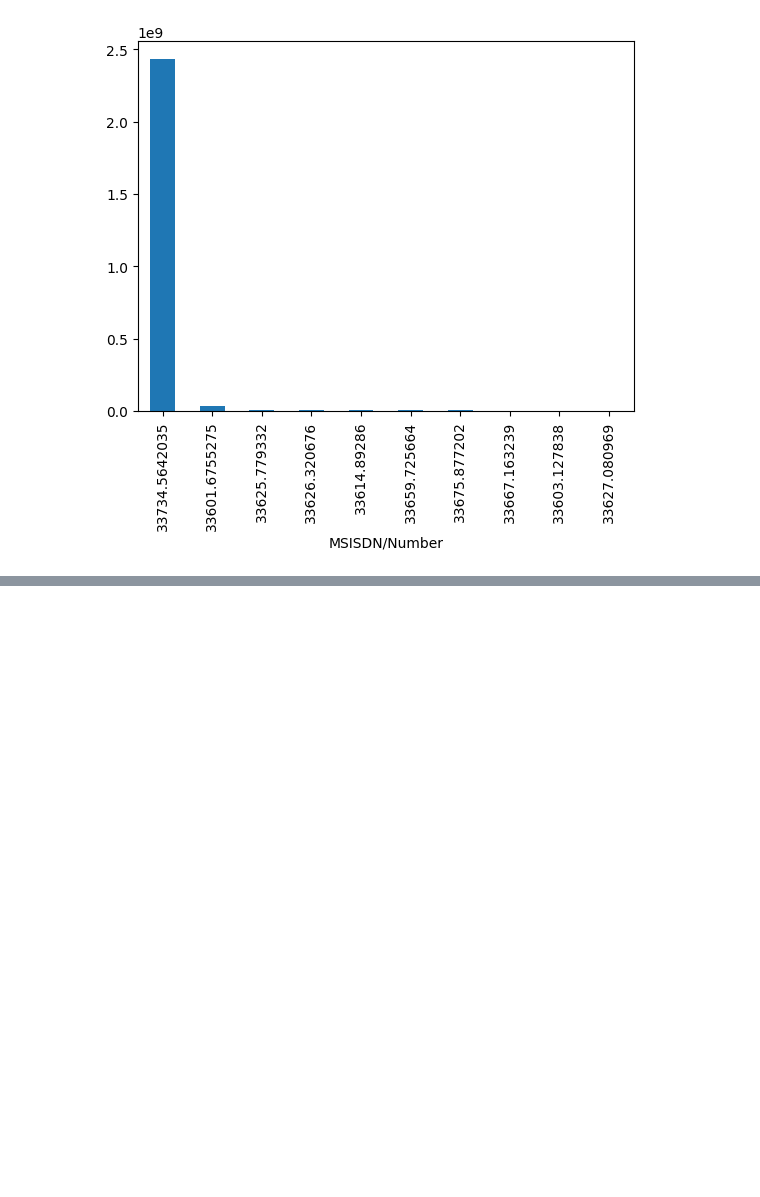
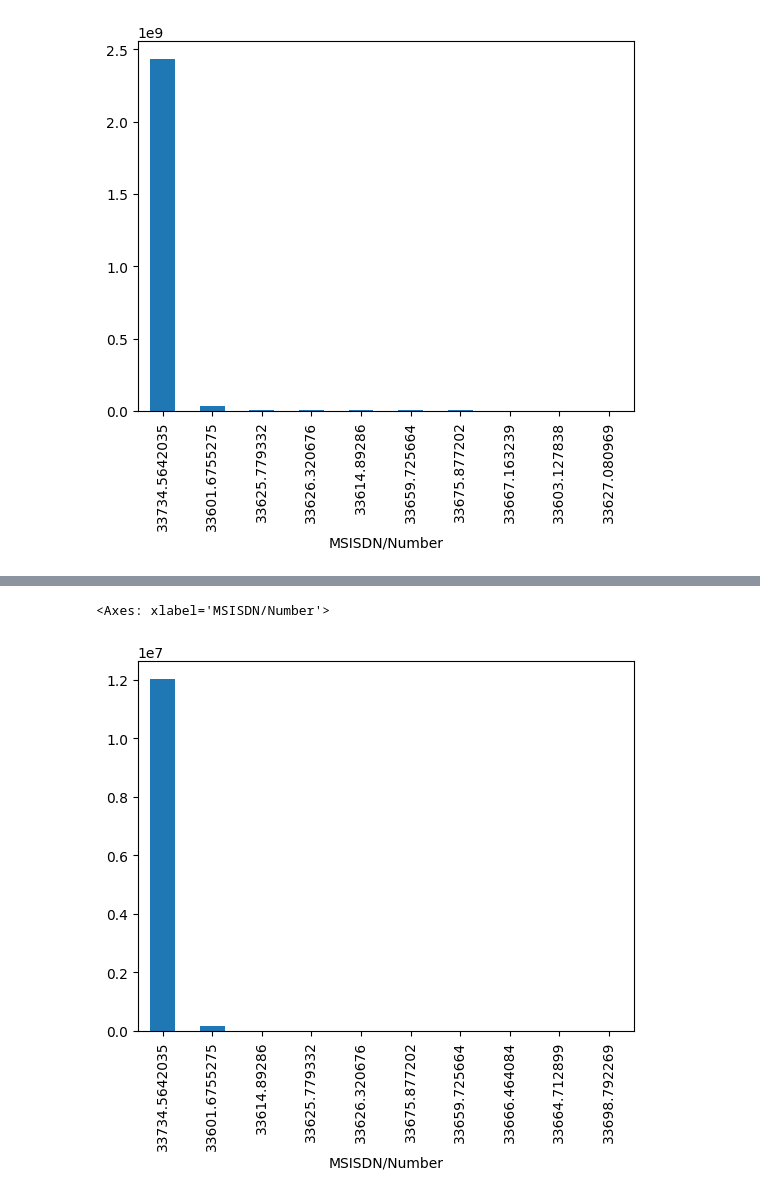
Before and after one commit to Ofgeha-Gelana/telco-profitability-study, a Jupyter notebook: notebooks/user_engagement_analysis.ipynb, the cells around one changed output, grey strips where cells are left out. Saved outputs shown, nothing was run; the diff lists cells and outputs as text; code cells hidden in the pictures; blank space fills up the shorter version.

```diff
--- a/notebooks/user_engagement_analysis.ipynb
+++ b/notebooks/user_engagement_analysis.ipynb
@@ -113,0 +131,5 @@ top_duration.plot(kind='bar')
+# %%
+top_traffic.plot(kind='bar')
+# %% [output]
+<Axes: xlabel='MSISDN/Number'>
+[figure, added]
```
Also changed, not shown: parts of 3 cells of this notebook.
